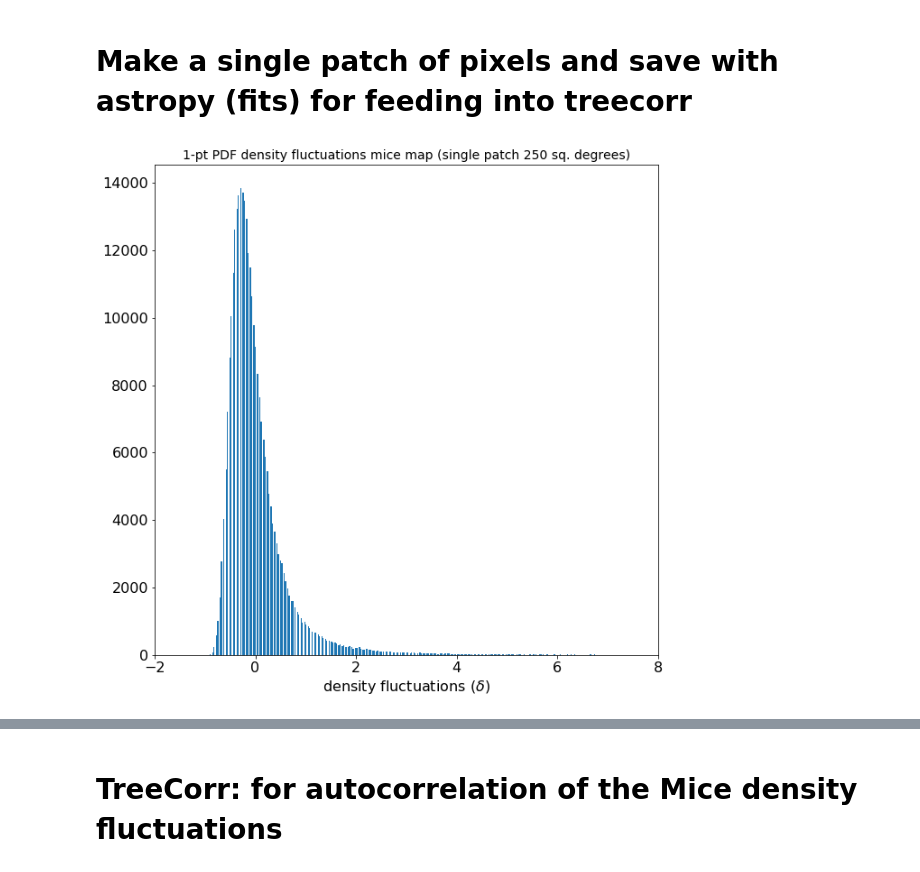
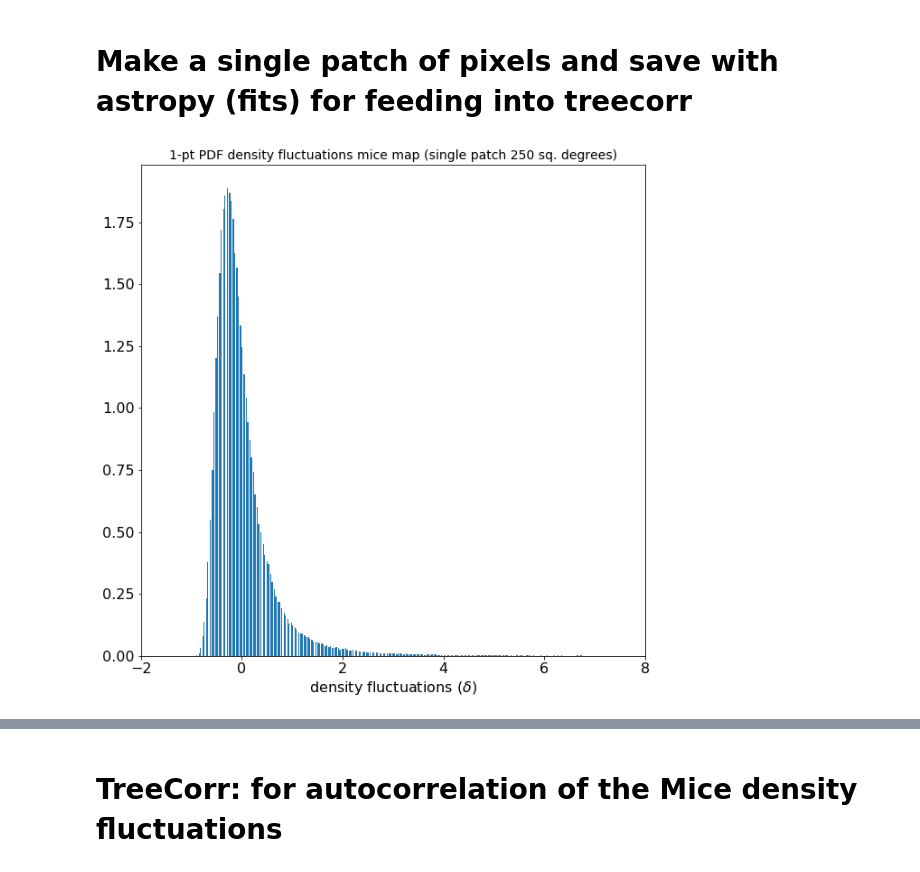
Before and after one commit to anikhalder/Integrated_Bispectrum, a Jupyter notebook: power_spectrum_mice/power_spectrum_mice_single_patch.ipynb, the cells around one changed output, grey strips where cells are left out. Cells and saved outputs as stored; diff of their text form; code cells hidden in the pictures.

```diff
--- a/power_spectrum_mice/power_spectrum_mice_single_patch.ipynb
+++ b/power_spectrum_mice/power_spectrum_mice_single_patch.ipynb
@@ -101,32 +107,32 @@ The interval between meridians is 30 deg -0.00'.
 disc_center = hp.pix2vec(nside, 1010101)
 
 # radius (in radians) corresponding to area of spherical cap in sky
 
 # find the pixels
 pixels_indices_disc = hp.query_disc(nside, disc_center, patch_radius)
 
 density_field_mice_disc = density_field_mice[pixels_indices_disc]
 dec = np.pi/2 - hp.pix2ang(nside, pixels_indices_disc)[0]
 RA = hp.pix2ang(nside, pixels_indices_disc)[1]
 
 # for saving into fits file with astropy
 RA_data = Column(RA, name='RA', dtype='float') # column having ra
 dec_data = Column(dec, name='dec', dtype='float') # column having dec
 del_data = Column(density_field_mice_disc, name='del', dtype='float') # column having pixels_disc_values
 
 density_fluctuations_table = Table((RA_data, dec_data, del_data))
 # density_fluctuations_table.show_in_notebook()
 
 density_fluctuations_table.write("./mice_output/single_patch/density_fluctuations_mice_single_patch.fits" , overwrite=True)
 
 # 1-pt PDF of density fluctuations within patch
 
 plt.figure(figsize=(10,10))
-plt.hist(density_field_mice_disc, bins=1000)
+plt.hist(density_field_mice_disc,density=True, bins=1000)
 plt.xlabel('density fluctuations ($δ$)', fontsize=16)
 plt.tick_params(labelsize=16)
 plt.xlim(-2,8)
 plt.title('1-pt PDF density fluctuations mice map (single patch '+str(sq_degrees)+' sq. degrees)', fontsize=14)
 plt.savefig("./mice_output/plot_output/1_pt_PDF_single_patch/density_fluctuations_mice_1_pt_PDF_single_patch.pdf")
 # %% [output]
-[figure, old version]
+[figure, new version]
```
Also changed, not shown: parts of 8 cells of this notebook, 14 other files.
